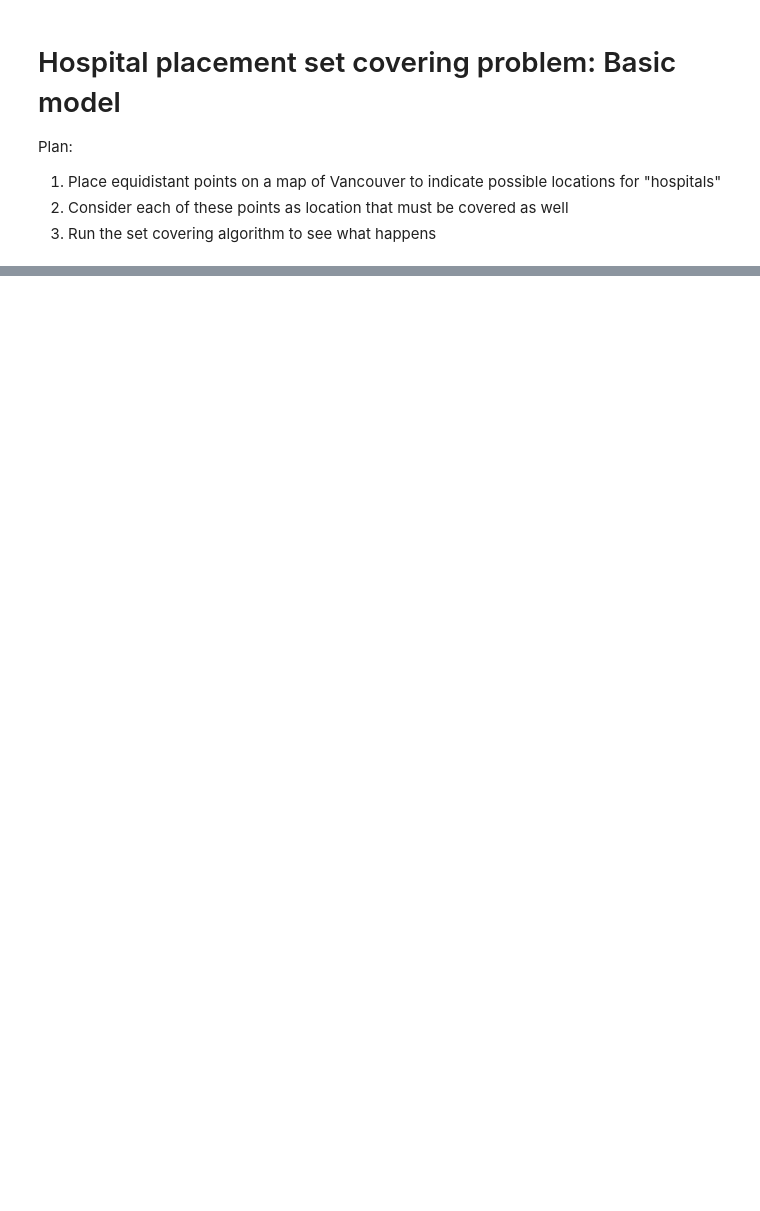
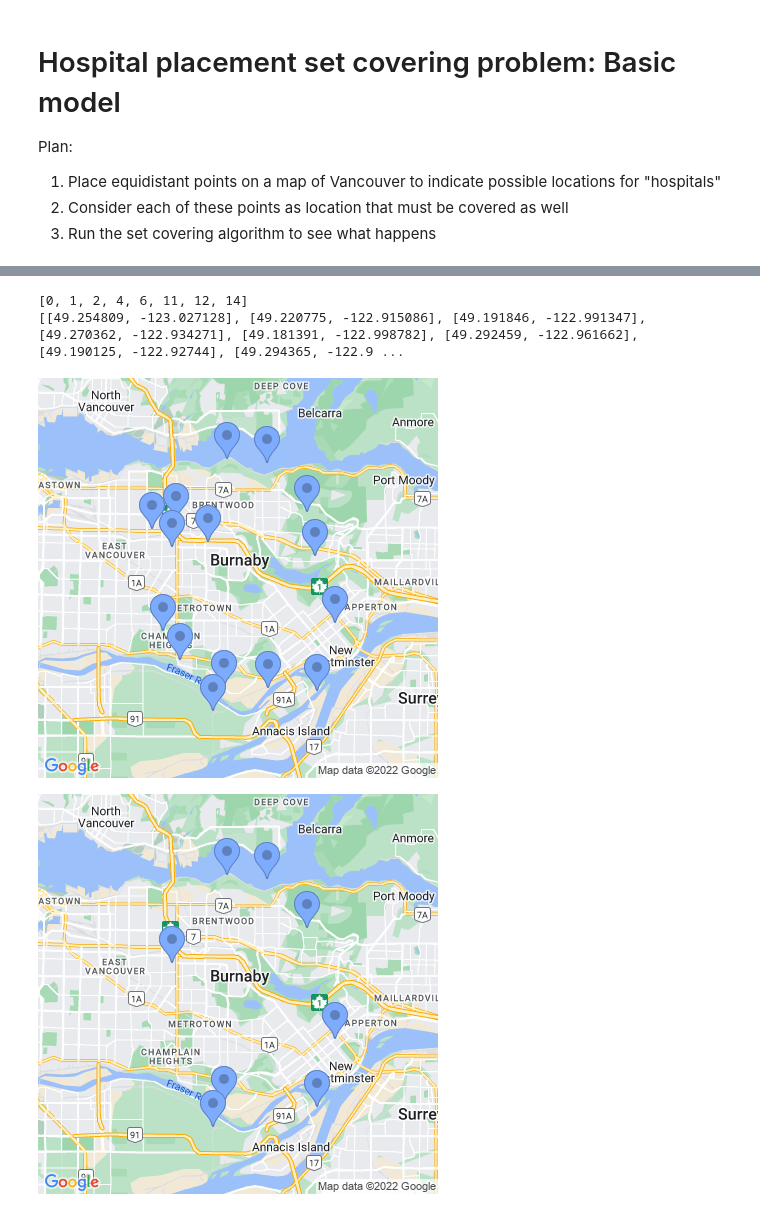
Before and after one commit to rctcwyvrn/math441-project, a Jupyter notebook: basic_model.ipynb, the cells around one changed output, grey strips where cells are left out. Cells and saved outputs as stored; diff of their text form; code cells hidden in the pictures; blank space fills up the shorter version.

```diff
--- a/basic_model.ipynb
+++ b/basic_model.ipynb
@@ -109,0 +134,3 @@ display_map(center, markers=test_positions_burnaby, zoom=11)
+# %%
+matrix = make_set_covering_problem(test_problem_burnaby_locations)
+print(matrix)
@@ -109,0 +188,42 @@ display_map(center, markers=test_positions_burnaby, zoom=11)
+# %%
+def display_solution(center, problem, chosen_indicies, show_coverage=False):
+    chosen_points = []
+    for i in chosen_indicies:
+        if show_coverage:
+            # googlemaps requires this to be a tuple... weird
+            lat,long = problem[i]
+            distance_coverable((lat, long))
+        chosen_points.append(problem[i])
+    print(chosen_points)
+    display_map(center, markers=problem,zoom=11.5)
+    display_map(center, markers=chosen_points,zoom=11.5)
+# %%
+# greedy solver -> alternative to linprog to see if it makes a difference
+
+def greedy_solve(matrix):
+    taken = []
+    internal = np.copy(matrix)
+    while internal.shape[0] != 0:
+        # print(internal)
+        values = np.sum(internal, axis=0)
+        choice = np.argmax(values)
+        taken.append(choice)
+        # remove the rows that are now covered
+        covered = internal[:,choice]
+        to_delete = []
+        for i,is_covered in enumerate(covered):
+            if is_covered == 1:
+                to_delete.append(i)
+        internal = np.delete(internal, to_delete, axis=0)
+        # remove the column for this choice
+        # internal = np.delete(internal, (choice), axis=1)
+    return sorted(taken)
+# %%
+greedy_solution = greedy_solve(matrix)
+print(greedy_solution)
+display_solution(test_problem_burnaby_center, test_problem_burnaby_locations, greedy_solution, show_coverage=False)
+# %% [output]
+[0, 1, 2, 4, 6, 11, 12, 14]
+[[49.254809, -123.027128], [49.220775, -122.915086], [49.191846, -122.991347], [49.270362, -122.934271], [49.181391, -122.998782], [49.292459, -122.961662], [49.190125, -122.92744], [49.294365, -122.9 ...
+[figure, added]
+[figure, added]
```
Also changed, not shown: parts of 12 cells of this notebook.
